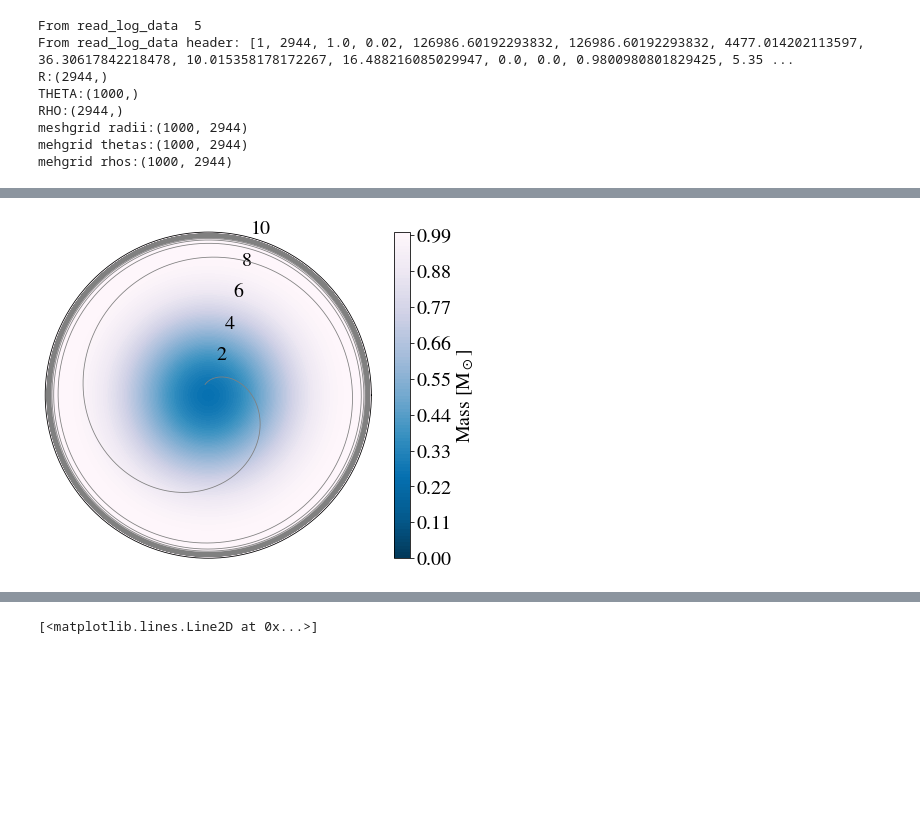
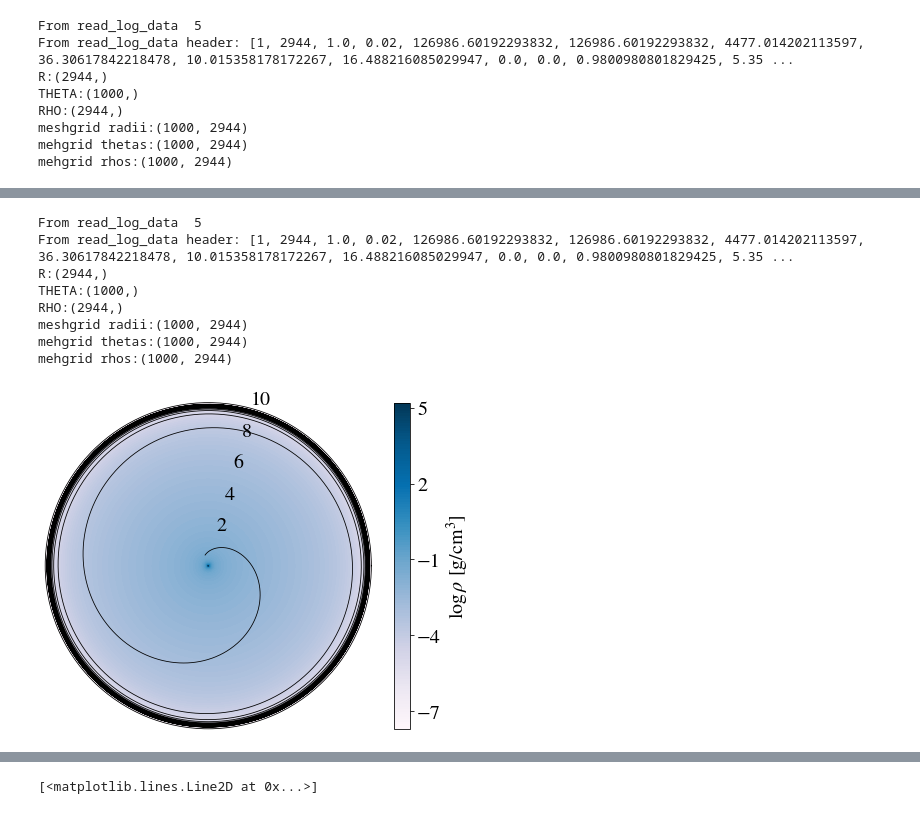
Before and after one commit to matteocantiello/planetaryengulfments, a Jupyter notebook: Dropbox (Personal)/work/engulfment/15140/engulfment.ipynb, the cells around one changed output, grey strips where cells are left out. Saved outputs shown, nothing was run; the diff lists cells and outputs as text; code cells hidden in the pictures; blank space fills up the shorter version.

Commit message:
improved plots

```diff
--- a/Dropbox (Personal)/work/engulfment/15140/engulfment.ipynb
+++ b/Dropbox (Personal)/work/engulfment/15140/engulfment.ipynb
@@ -539,28 +595,66 @@ mehgrid rhos:(1000, 2944)
 # %%
 import matplotlib.pyplot as plt
 import matplotlib.cm as cm
+
+p = mr.MesaData(DATA+'LOGS/'+'profile1.data')
+
+THETA = np.linspace(0, 360, 1000)
+R = p.radius
+RHO = p.logRho
+
+radii, thetas = np.meshgrid(R,THETA)
+rhos, thetas = np.meshgrid(RHO,THETA)
+
+
+print("R:{}".format(R.shape))
+
+print("THETA:{}".format(THETA.shape))
+
+print("RHO:{}".format(RHO.shape))
+
+print("meshgrid radii:{}".format(radii.shape))
+
+print("mehgrid thetas:{}".format(thetas.shape))
+
+print("mehgrid rhos:{}".format(rhos.shape))
+
+
 ax = plt.subplot(111, polar=True)
 
 #ax.plot(thetas, radii, rho, marker='.', ls='none')
 
 #contour_levels = [0.0000000001,0.000000001,0.00000001,0.0000001,
 #                  0.000001,0.00001,0.0001,0.001,0.01,0.1,1.0]
 
 #cmap=cm.PuBu_r
 #contour_levels = np.arange(5,-5,0.1)
 #contour_levels = np.arange(1,0.000001,5,0.1)
-contour_levels = np.arange(0,1.001,0.01)
-CS = ax.contourf(thetas, radii, rhos, contour_levels,
-                 cmap=cm.PuBu_r)#, locator=ticker.LogLocator())
-cbar = plt.colorbar(CS)
-cbar.set_label(r"Mass [M$_\odot$]")
+#contour_levels = np.arange(0,1.01,0.01)
+#contour_levels
+
+contour_levels=np.arange(min(RHO),max(RHO),0.1)
+CS = ax.contourf(thetas, radii, rhos,contour_levels,
+                 cmap=cm.PuBu)# cm.PuBu
+cbar = plt.colorbar(CS,ticks=[-7,-4,-1,2,5])#,ticks=[0,0.25, 0.5, 0.75,1])
+cbar.set_label(r"$\log \, \rho$ [g/cm$^3$]")
+
+#cbar.ax.set_yticklabels(['< -1', '0', '> 1'])
 
 ax.set_xticklabels([])
 ax.xaxis.grid(False)
 ax.yaxis.grid(False)
 ax.set_rlabel_position(75)
-ax.plot(xnew, f2(xnew), '-',c='gray',lw=0.8)
+ax.plot(xnew, f2(xnew), '-',c='black',lw=0.8)
 #print(rhos)
 plt.show()
+plt.savefig("vc_FeCZ_macroturbulence.pdf",bbox_inches='tight')
 # %% [output]
+From read_log_data  5
+From read_log_data header: [1, 2944, 1.0, 0.02, 126986.60192293832, 126986.60192293832, 4477.014202113597, 36.30617842218478, 10.015358178172267, 16.488216085029947, 0.0, 0.0, 0.9800980801829425, 5.35 ...
+R:(2944,)
+THETA:(1000,)
+RHO:(2944,)
+meshgrid radii:(1000, 2944)
+mehgrid thetas:(1000, 2944)
+mehgrid rhos:(1000, 2944)
-[figure, old version]
+[figure, new version]
```
Also changed, not shown: parts of 2 cells of this notebook.
